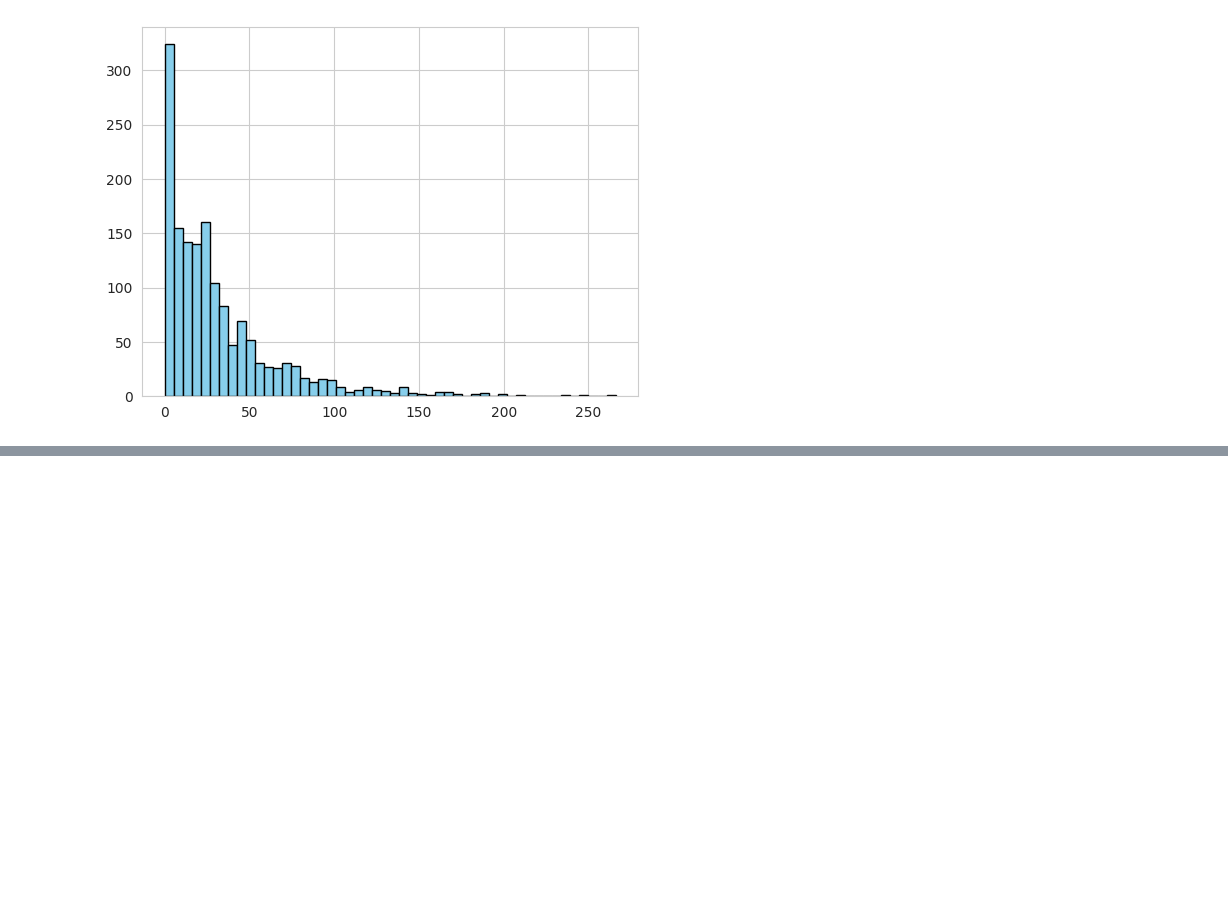
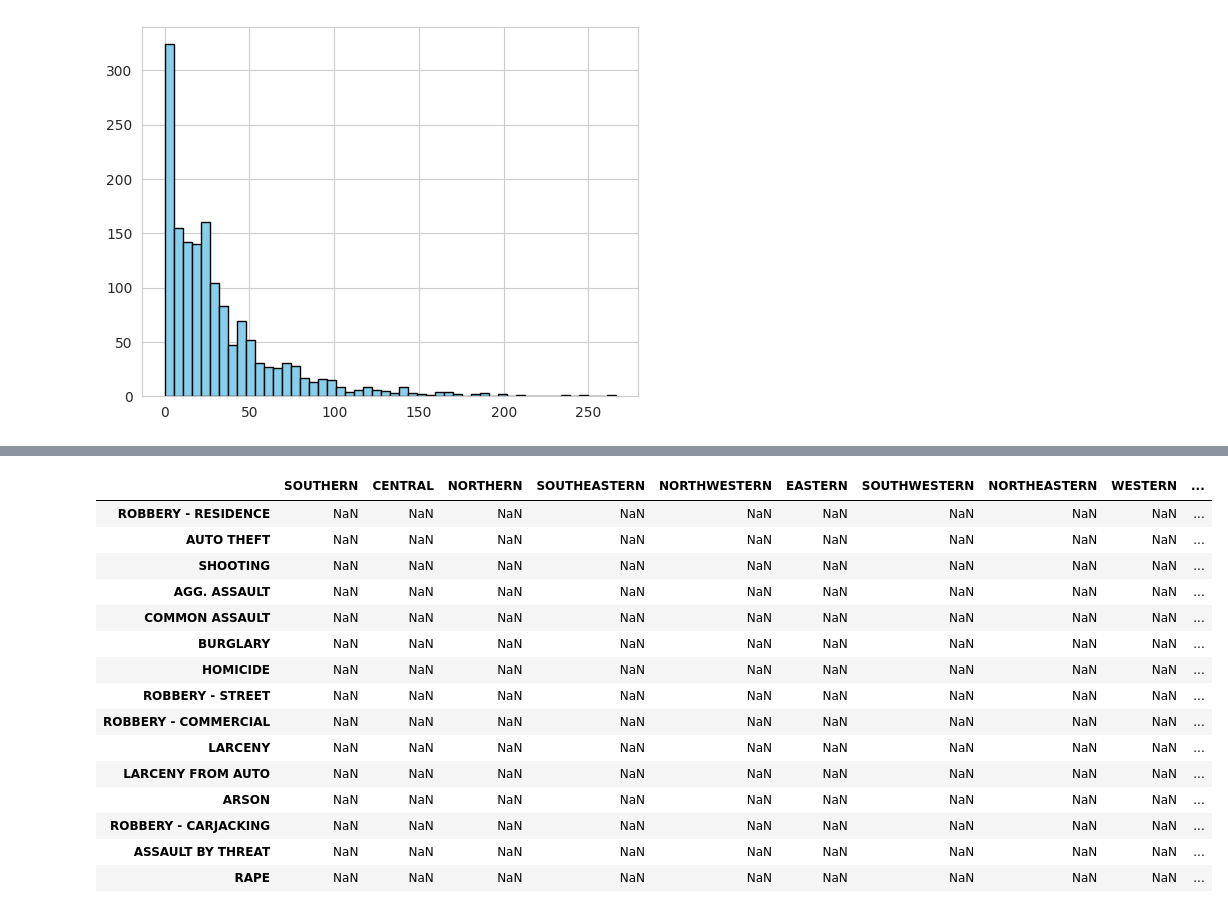
Before and after one commit to mariakesa/CrimeStats, a Jupyter notebook: statistical_analyses/baltimore_data.ipynb, the cells around one changed output, grey strips where cells are left out. Cells and saved outputs as stored; diff of their text form; code cells hidden in the pictures; blank space fills up the shorter version.

```diff
--- a/statistical_analyses/baltimore_data.ipynb
+++ b/statistical_analyses/baltimore_data.ipynb
@@ -195,0 +252,29 @@ plt.hist(time_intervals/60/60, bins=50, color='skyblue', edgecolor='black')
+# %%
+crime_types = df['Description'].unique()
+district_codes = df['District'].unique()
+
+# Initialize an empty DataFrame to store λ estimates
+lambda_df = pd.DataFrame(index=crime_types, columns=district_codes)
+
+for crime in crime_types:
+    for district in district_codes:
+        time_intervals = get_intervals(crime, district)
+        print(time_intervals)
+
+        if len(time_intervals) > 0:
+            # Calculate the mean of time intervals
+            mean_interval_seconds = np.mean(time_intervals)
+
+            # Estimate λ (events per second)
+            lambda_estimate_per_second = 1 / mean_interval_seconds
+
+            # Convert λ to events per day for better interpretability
+            lambda_estimate_per_day = lambda_estimate_per_second * 86400  # 86400 seconds in a day
+
+            # Store the λ estimate in the DataFrame
+            lambda_df.loc[crime, district] = lambda_estimate_per_day
+        else:
+            # If there are no intervals, set λ as NaN
+            lambda_df.loc[crime, district] = np.nan
+
+lambda_df = lambda_df.apply(pd.to_numeric, errors='coerce')
@@ -195,0 +320,19 @@ plt.hist(time_intervals/60/60, bins=50, color='skyblue', edgecolor='black')
+# %%
+lambda_df
+# %% [output]
+|  | SOUTHERN | CENTRAL | NORTHERN | SOUTHEASTERN | NORTHWESTERN | EASTERN | SOUTHWESTERN | NORTHEASTERN | WESTERN | ... |
+| ROBBERY - RESIDENCE | NaN | NaN | NaN | NaN | NaN | NaN | NaN | NaN | NaN | ... |
+| AUTO THEFT | NaN | NaN | NaN | NaN | NaN | NaN | NaN | NaN | NaN | ... |
+| SHOOTING | NaN | NaN | NaN | NaN | NaN | NaN | NaN | NaN | NaN | ... |
+| AGG. ASSAULT | NaN | NaN | NaN | NaN | NaN | NaN | NaN | NaN | NaN | ... |
+| COMMON ASSAULT | NaN | NaN | NaN | NaN | NaN | NaN | NaN | NaN | NaN | ... |
+| BURGLARY | NaN | NaN | NaN | NaN | NaN | NaN | NaN | NaN | NaN | ... |
+| HOMICIDE | NaN | NaN | NaN | NaN | NaN | NaN | NaN | NaN | NaN | ... |
+| ROBBERY - STREET | NaN | NaN | NaN | NaN | NaN | NaN | NaN | NaN | NaN | ... |
+| ROBBERY - COMMERCIAL | NaN | NaN | NaN | NaN | NaN | NaN | NaN | NaN | NaN | ... |
+| LARCENY | NaN | NaN | NaN | NaN | NaN | NaN | NaN | NaN | NaN | ... |
+| LARCENY FROM AUTO | NaN | NaN | NaN | NaN | NaN | NaN | NaN | NaN | NaN | ... |
+| ARSON | NaN | NaN | NaN | NaN | NaN | NaN | NaN | NaN | NaN | ... |
+| ROBBERY - CARJACKING | NaN | NaN | NaN | NaN | NaN | NaN | NaN | NaN | NaN | ... |
+| ASSAULT BY THREAT | NaN | NaN | NaN | NaN | NaN | NaN | NaN | NaN | NaN | ... |
+| RAPE | NaN | NaN | NaN | NaN | NaN | NaN | NaN | NaN | NaN | ... |
```
Also changed, not shown: parts of 5 cells of this notebook.
